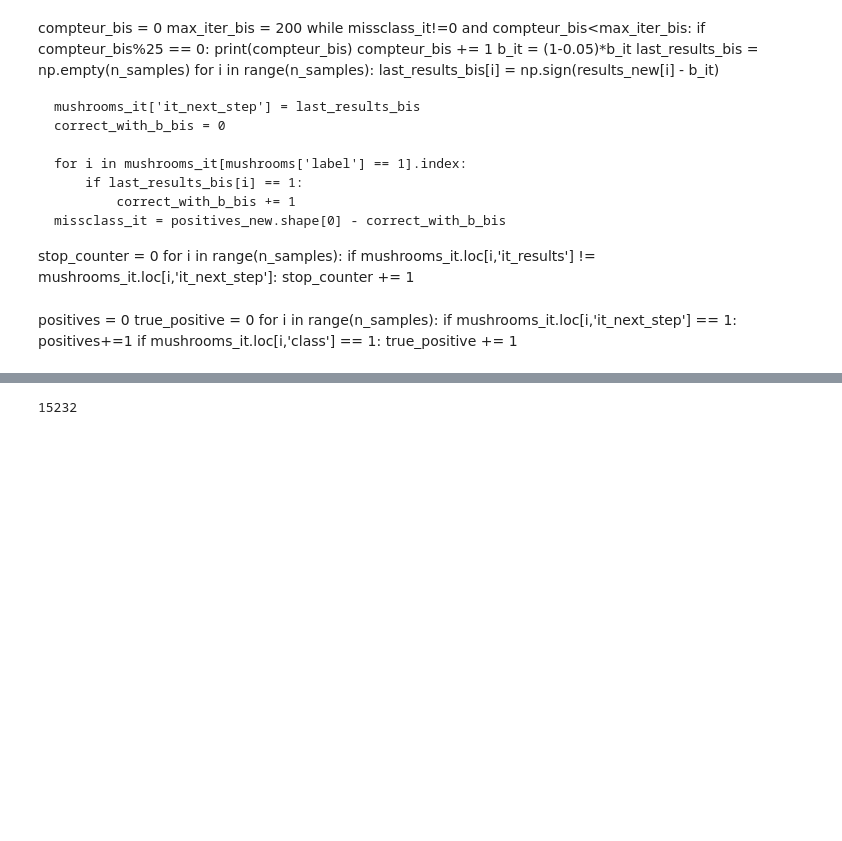
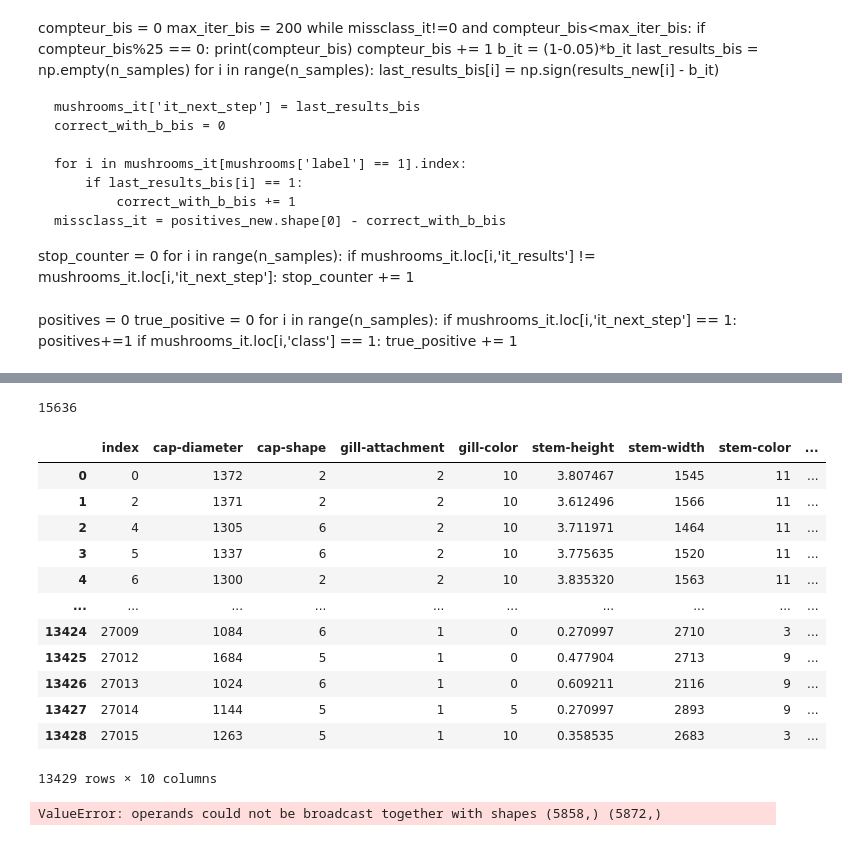
Before and after one commit to tpaquier/material_science, a Jupyter notebook: Tests_for_PU/Iterative_svm_/IMPLEMENTATION.ipynb, the cells around one changed output, grey strips where cells are left out. Saved outputs shown, nothing was run; the diff lists cells and outputs as text; code cells hidden in the pictures; blank space fills up the shorter version.

Commit message:
error and no clue why, check later

```diff
--- a/Tests_for_PU/Iterative_svm_/IMPLEMENTATION.ipynb
+++ b/Tests_for_PU/Iterative_svm_/IMPLEMENTATION.ipynb
@@ -209,7 +209,7 @@ while True and compteur<max_iter:
     data_svm_it = data_svm_it[:,:8]
     #compute omega
     omega_it = np.empty((n_reliable,n_reliable))
-    for k in tqdm(range(n_reliable)):
+    for k in range(n_reliable):
         for i in range(k,n_reliable):
             omega_it[k,i] = outcome_it[k]*outcome_it[i]*rbf(x=data_svm_it[k,:],y=data_svm_it[i,:],l=10)
     omega_it_t = np.transpose(omega_it)
@@ -232,27 +232,21 @@ while True and compteur<max_iter:
     #the results in the previous algo is now 'new_results'
 
 
-    for i in tqdm(range(n_samples)):
+    for i in range(n_samples):
         results_new[i] = np.sum(alpha_it*outcome_it*rbf(x=data_svm_it,y=test_data_it[i,:],l=10))
-
-    print('w step done')
     sorted_results_it = np.sort(results_new)
     b_it = sorted_results_it[good_ratio]
     last_results_it = np.empty(n_samples)
     for i in range(n_samples):
         last_results_it[i] = np.sign(results_new[i] - b)
-    print('first result done')
     correct_with_b_it = 0
     for i in range(mushrooms_it[mushrooms['label'] == 1].shape[0]):
         if last_results_it[i] == 1:
             correct_with_b_it += 1
     missclass_it = positives_new.shape[0] - correct_with_b_it
-    print('correct with b done')
     compteur_bis = 0
     max_iter_bis = 200
     while missclass_it!=0 and compteur_bis<max_iter_bis:
-        if compteur_bis%50 == 0:
-            print(compteur_bis)
         compteur_bis += 1
         b_it = (1-0.05)*b_it
         last_results_bis = np.empty(n_samples)
@@ -264,7 +258,6 @@ while True and compteur<max_iter:
             if last_results_bis[i] == 1:
                 correct_with_b_bis += 1
         missclass_it = positives_new.shape[0] - correct_with_b_bis
-    print('correction of b done')
     stop_counter = 0
     for i in range(n_samples):
         if mushrooms_it.loc[mushrooms.index[i],'it_results'] != last_results_bis[i]:
@@ -502,8 +415,34 @@ true_positives_sklearn
 # %%
 positives_sklearn
 # %% [output]
-15232
+15636
 # %%
 #So, we got a better result than the svm on the fully labelled data (but reduced by half).
 #The method works, however, very slow on large datasets (took 10 hours to run on the full dataset and the kernel
 #died before it could end). And the thing is that, the svm on the whole dataset had better performances.
+# %%
+list_to_keep = []
+for i in range(mushrooms.shape[0]):
+    if i not in mushrooms.index:
+        list_to_keep.append(i)
+# %%
+mushroom_test = pd.read_csv('mushroom.csv')
+# %%
+mushroom_test = mushroom_test.filter(items=list_to_keep,axis=0)
+mushroom_test = mushroom_test.reset_index()
+# %%
+mushroom_test
+# %% [output]
+|  | index | cap-diameter | cap-shape | gill-attachment | gill-color | stem-height | stem-width | stem-color | ... |
+| 0 | 0 | 1372 | 2 | 2 | 10 | 3.807467 | 1545 | 11 | ... |
+| 1 | 2 | 1371 | 2 | 2 | 10 | 3.612496 | 1566 | 11 | ... |
+| 2 | 4 | 1305 | 6 | 2 | 10 | 3.711971 | 1464 | 11 | ... |
+| 3 | 5 | 1337 | 6 | 2 | 10 | 3.775635 | 1520 | 11 | ... |
+| 4 | 6 | 1300 | 2 | 2 | 10 | 3.835320 | 1563 | 11 | ... |
+| ... | ... | ... | ... | ... | ... | ... | ... | ... | ... |
+| 13424 | 27009 | 1084 | 6 | 1 | 0 | 0.270997 | 2710 | 3 | ... |
+| 13425 | 27012 | 1684 | 5 | 1 | 0 | 0.477904 | 2713 | 9 | ... |
+| 13426 | 27013 | 1024 | 6 | 1 | 0 | 0.609211 | 2116 | 9 | ... |
+| 13427 | 27014 | 1144 | 5 | 1 | 5 | 0.270997 | 2893 | 9 | ... |
+| 13428 | 27015 | 1263 | 5 | 1 | 10 | 0.358535 | 2683 | 3 | ... |
+13429 rows × 10 columns
@@ -509,0 +452,13 @@ positives_sklearn
+# %%
+results_test = np.empty(n_samples_test)
+for i in range(n_samples_test):
+        results_test[i] = np.sign(np.sum(alpha_it*outcome_it*rbf(x=data_svm_it,y=data_svm_test[i,:],l=10))-b)
+positive_test = 0
+true_positive_test = 0
+for i in range(n_samples_test):
+    if results_test[i] == 1:
+        positive_test += 1
+        if mushroom_test.loc[i,'class'] == 1:
+            true_positive_test += 1
+# %% [output]
+ValueError: operands could not be broadcast together with shapes (5858,) (5872,)
```
Also changed, not shown: parts of 14 cells of this notebook.
